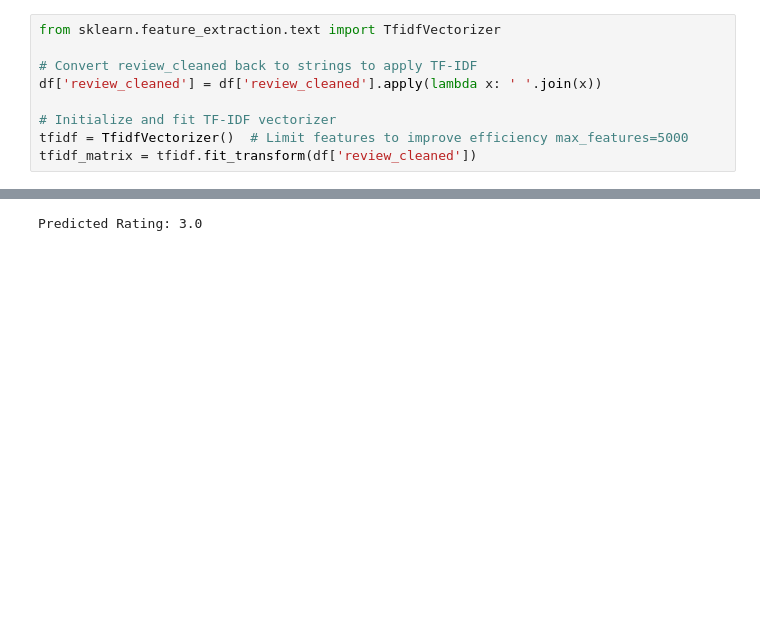
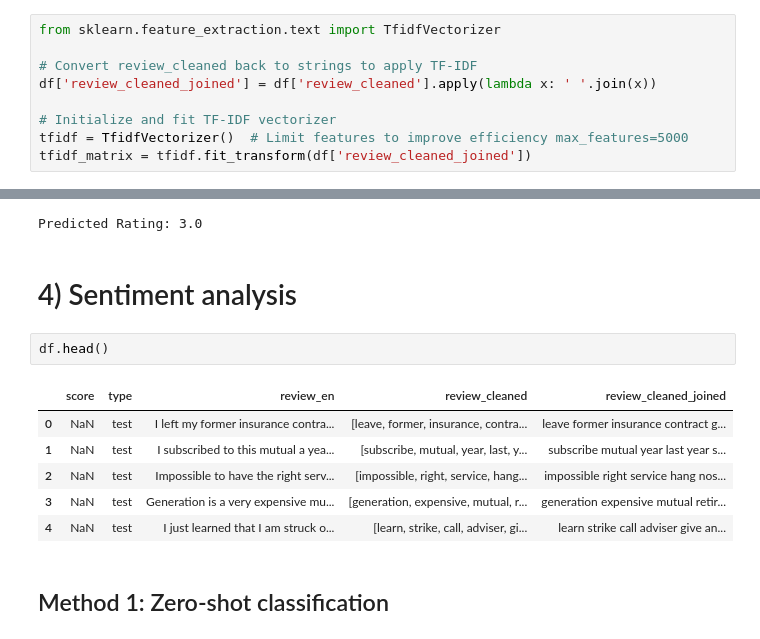
Before and after one commit to Alberto-Martinelli/nlp-supervised, a Jupyter notebook: main.ipynb, the cells around one changed output, grey strips where cells are left out. Drawn from its saved outputs; the diff is of its cells as text; blank space fills up the shorter version.

```diff
--- a/main.ipynb
+++ b/main.ipynb
@@ -212,11 +210,11 @@ So now we don't use word embeddings
 from sklearn.feature_extraction.text import TfidfVectorizer
 
 # Convert review_cleaned back to strings to apply TF-IDF
-df['review_cleaned'] = df['review_cleaned'].apply(lambda x: ' '.join(x))
+df['review_cleaned_joined'] = df['review_cleaned'].apply(lambda x: ' '.join(x))
 
 # Initialize and fit TF-IDF vectorizer
 tfidf = TfidfVectorizer()  # Limit features to improve efficiency max_features=5000
-tfidf_matrix = tfidf.fit_transform(df['review_cleaned'])
+tfidf_matrix = tfidf.fit_transform(df['review_cleaned_joined'])
 # %%
 from sklearn.linear_model import LogisticRegression
 
@@ -254,3 +252,16 @@ predicted_rating = log_reg.predict(sample_review_tfidf)
 print(f"Predicted Rating: {predicted_rating[0]}")
 # %% [output]
 Predicted Rating: 3.0
+# %% [markdown]
+# 4) Sentiment analysis
+# %%
+df.head()
+# %% [output]
+|  | score | type | review_en | review_cleaned | review_cleaned_joined |
+| 0 | NaN | test | I left my former insurance contra... | [leave, former, insurance, contra... | leave former insurance contract g... |
+| 1 | NaN | test | I subscribed to this mutual a yea... | [subscribe, mutual, year, last, y... | subscribe mutual year last year s... |
+| 2 | NaN | test | Impossible to have the right serv... | [impossible, right, service, hang... | impossible right service hang nos... |
+| 3 | NaN | test | Generation is a very expensive mu... | [generation, expensive, mutual, r... | generation expensive mutual retir... |
+| 4 | NaN | test | I just learned that I am struck o... | [learn, strike, call, adviser, gi... | learn strike call adviser give an... |
+# %% [markdown]
+## Method 1: Zero-shot classification
```
Also changed, not shown: parts of 5 cells of this notebook.
